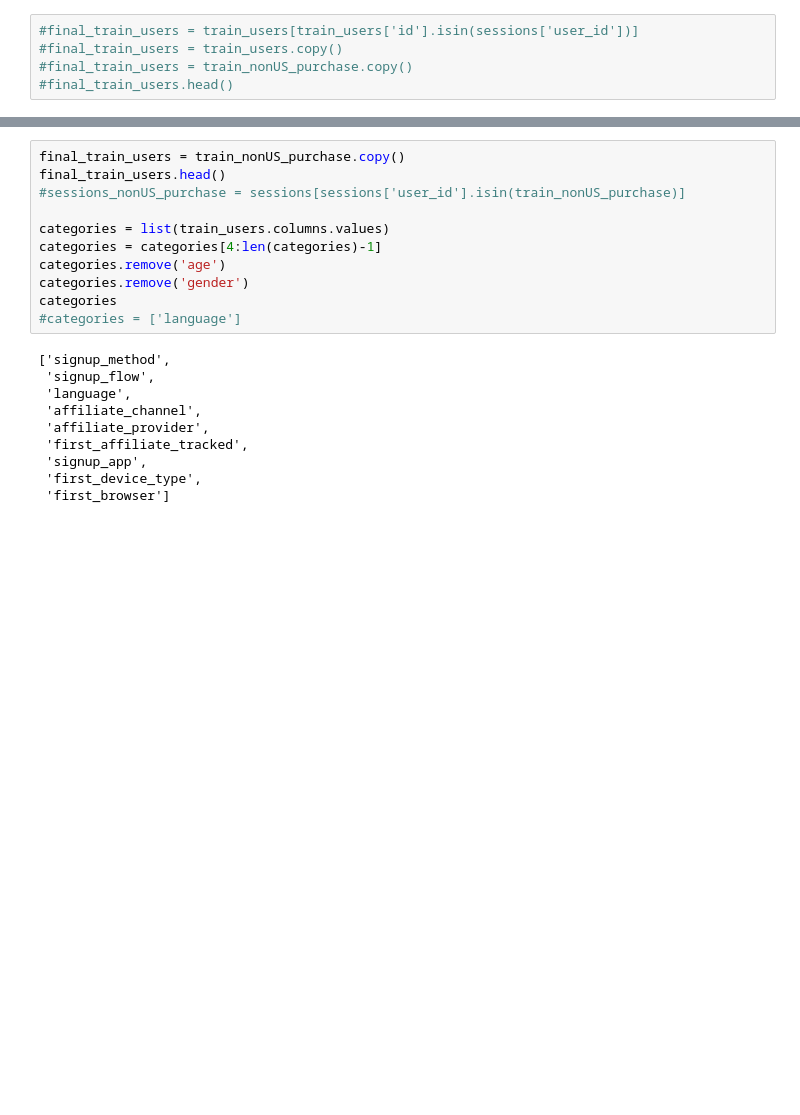
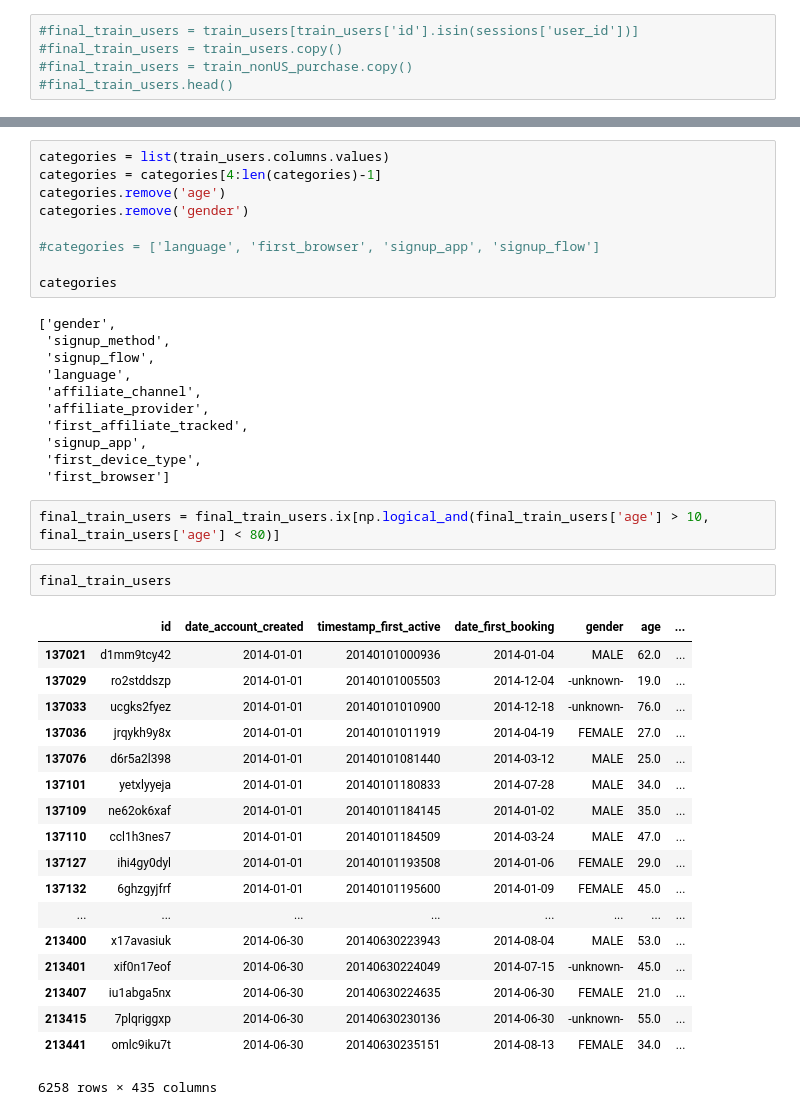
Before and after one commit to bhedayat/258-Assignment-2, a Jupyter notebook: Prediction/Prediction_a3rao_level3.ipynb, the cells around one changed output, grey strips where cells are left out. Drawn from its saved outputs; the diff is of its cells as text; blank space fills up the shorter version.

```diff
--- a/Prediction/Prediction_a3rao_level3.ipynb
+++ b/Prediction/Prediction_a3rao_level3.ipynb
@@ -100,16 +162,15 @@ len(train_nonUS_purchase)
 # %%
-final_train_users = train_nonUS_purchase.copy()
-final_train_users.head()
-#sessions_nonUS_purchase = sessions[sessions['user_id'].isin(train_nonUS_purchase)]
-
 categories = list(train_users.columns.values)
 categories = categories[4:len(categories)-1]
 categories.remove('age')
 categories.remove('gender')
+
+#categories = ['language', 'first_browser', 'signup_app', 'signup_flow']
+
 categories
-#categories = ['language']
 # %% [output]
-['signup_method',
+['gender',
+ 'signup_method',
  'signup_flow',
  'language',
  'affiliate_channel',
@@ -118,6 +179,29 @@ categories
  'signup_app',
  'first_device_type',
  'first_browser']
+# %%
+final_train_users = final_train_users.ix[np.logical_and(final_train_users['age'] > 10, final_train_users['age'] < 80)]
+# %%
+final_train_users
+# %% [output]
+|  | id | date_account_created | timestamp_first_active | date_first_booking | gender | age | ... |
+| 137021 | d1mm9tcy42 | 2014-01-01 | 20140101000936 | 2014-01-04 | MALE | 62.0 | ... |
+| 137029 | ro2stddszp | 2014-01-01 | 20140101005503 | 2014-12-04 | -unknown- | 19.0 | ... |
+| 137033 | ucgks2fyez | 2014-01-01 | 20140101010900 | 2014-12-18 | -unknown- | 76.0 | ... |
+| 137036 | jrqykh9y8x | 2014-01-01 | 20140101011919 | 2014-04-19 | FEMALE | 27.0 | ... |
+| 137076 | d6r5a2l398 | 2014-01-01 | 20140101081440 | 2014-03-12 | MALE | 25.0 | ... |
+| 137101 | yetxlyyeja | 2014-01-01 | 20140101180833 | 2014-07-28 | MALE | 34.0 | ... |
+| 137109 | ne62ok6xaf | 2014-01-01 | 20140101184145 | 2014-01-02 | MALE | 35.0 | ... |
+| 137110 | ccl1h3nes7 | 2014-01-01 | 20140101184509 | 2014-03-24 | MALE | 47.0 | ... |
+| 137127 | ihi4gy0dyl | 2014-01-01 | 20140101193508 | 2014-01-06 | FEMALE | 29.0 | ... |
+| 137132 | 6ghzgyjfrf | 2014-01-01 | 20140101195600 | 2014-01-09 | FEMALE | 45.0 | ... |
+| ... | ... | ... | ... | ... | ... | ... | ... |
+| 213400 | x17avasiuk | 2014-06-30 | 20140630223943 | 2014-08-04 | MALE | 53.0 | ... |
+| 213401 | xif0n17eof | 2014-06-30 | 20140630224049 | 2014-07-15 | -unknown- | 45.0 | ... |
+| 213407 | iu1abga5nx | 2014-06-30 | 20140630224635 | 2014-06-30 | FEMALE | 21.0 | ... |
+| 213415 | 7plqriggxp | 2014-06-30 | 20140630230136 | 2014-06-30 | -unknown- | 55.0 | ... |
+| 213441 | omlc9iku7t | 2014-06-30 | 20140630235151 | 2014-08-13 | FEMALE | 34.0 | ... |
+6258 rows × 435 columns
 # %%
 def category_bool(catName, catItem):
     user_app = final_train_users[final_train_users[catName] == catItem]
```
Also changed, not shown: parts of 29 cells of this notebook, 1 other file.
